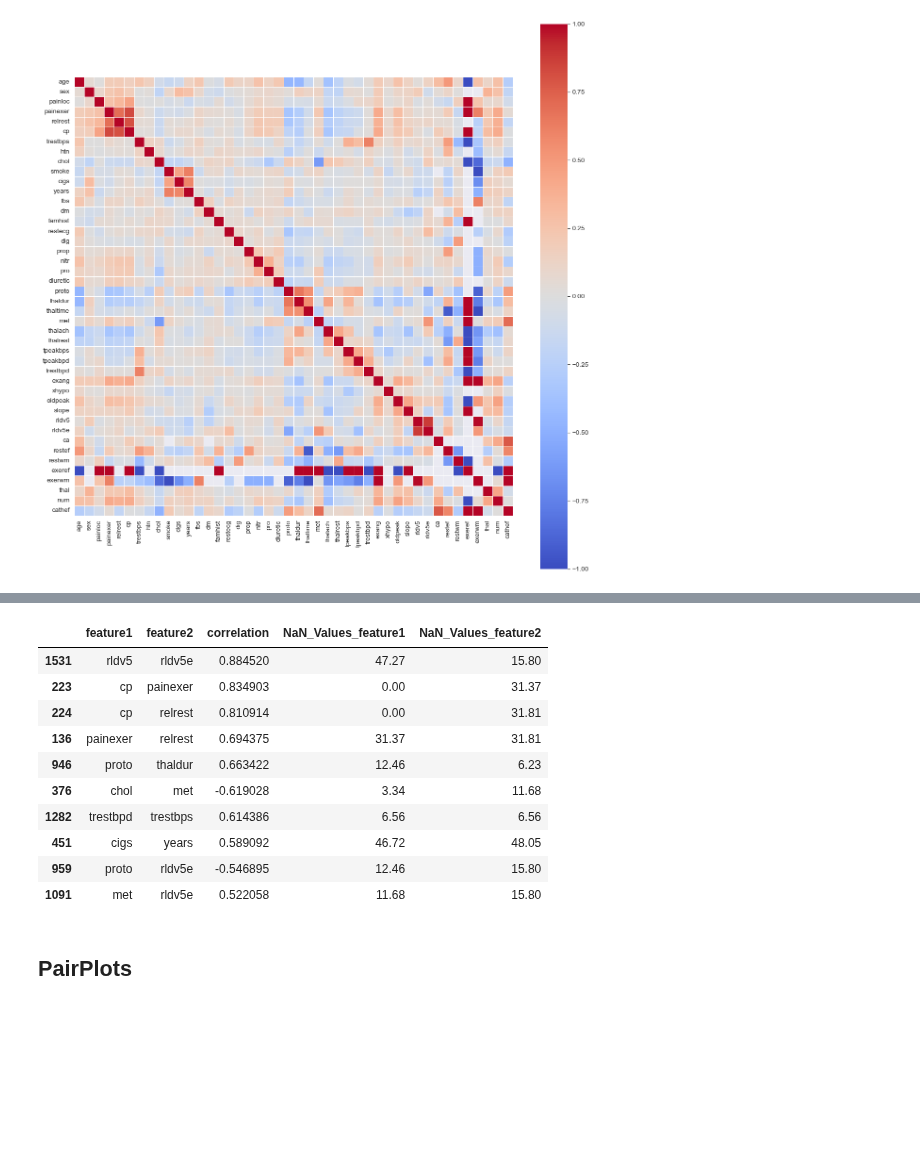
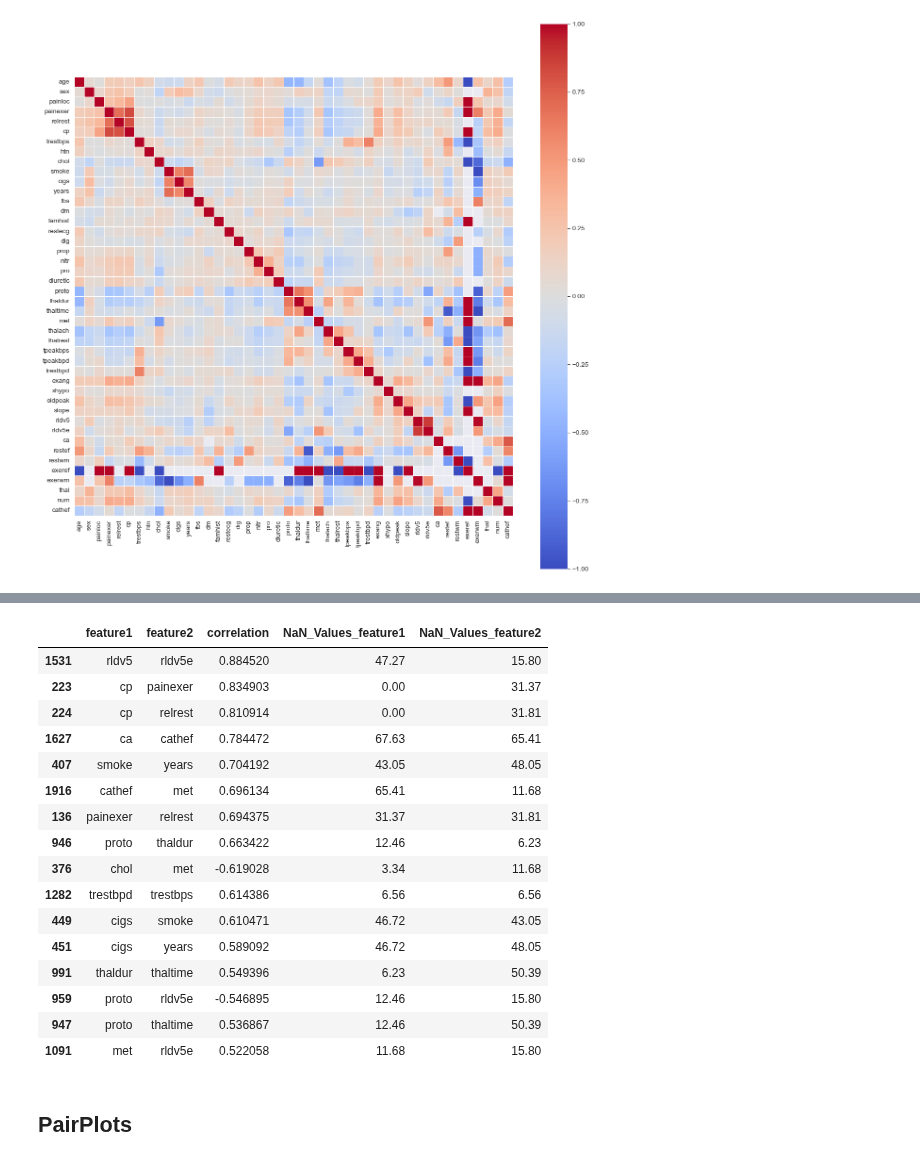
Before and after one commit to FinnHuelsbusch/UniMannheim-DataMining, a Jupyter notebook: Analyse.ipynb, the cells around one changed output, grey strips where cells are left out. Saved outputs shown, nothing was run; the diff lists cells and outputs as text; code cells hidden in the pictures; blank space fills up the shorter version.

```diff
--- a/Analyse.ipynb
+++ b/Analyse.ipynb
@@ -194,28 +198,34 @@ percentage_missing = ((df.isna().sum()/len(df)*100).round(2)).to_dict()
 # %%
 unstacked_corr = df.corr().unstack()
 #remove duplicate pairs
 #index = pd.MultiIndex.from_tuples(tuples)
 unstacked_corr = unstacked_corr.reset_index()
 unstacked_corr.columns = ["feature1","feature2","correlation"]
 #remove duplicates and correlation between the same feature
 unstacked_corr = unstacked_corr[unstacked_corr['feature1'] < unstacked_corr['feature2']]
 unstacked_corr['NaN_Values_feature1'] = [percentage_missing[x] for x in unstacked_corr['feature1']]
 unstacked_corr['NaN_Values_feature2'] = [percentage_missing[x] for x in unstacked_corr['feature2']]
 unstacked_corr['abs_corr'] = abs(unstacked_corr['correlation'])
-unstacked_corr = unstacked_corr[(abs(unstacked_corr["correlation"]) > 0.5) & (unstacked_corr['NaN_Values_feature1'] < 50) & (unstacked_corr['NaN_Values_feature2'] < 50)].sort_values(by="abs_corr", ascending=False)
+unstacked_corr = unstacked_corr[(abs(unstacked_corr["correlation"]) > 0.5) & (unstacked_corr['NaN_Values_feature1'] < 75) & (unstacked_corr['NaN_Values_feature2'] < 75)].sort_values(by="abs_corr", ascending=False)
 unstacked_corr.drop(["abs_corr"], inplace=True, axis=1)
 unstacked_corr
 # %% [output]
 |  | feature1 | feature2 | correlation | NaN_Values_feature1 | NaN_Values_feature2 |
 | 1531 | rldv5 | rldv5e | 0.884520 | 47.27 | 15.80 |
 | 223 | cp | painexer | 0.834903 | 0.00 | 31.37 |
 | 224 | cp | relrest | 0.810914 | 0.00 | 31.81 |
+| 1627 | ca | cathef | 0.784472 | 67.63 | 65.41 |
+| 407 | smoke | years | 0.704192 | 43.05 | 48.05 |
+| 1916 | cathef | met | 0.696134 | 65.41 | 11.68 |
 | 136 | painexer | relrest | 0.694375 | 31.37 | 31.81 |
 | 946 | proto | thaldur | 0.663422 | 12.46 | 6.23 |
 | 376 | chol | met | -0.619028 | 3.34 | 11.68 |
 | 1282 | trestbpd | trestbps | 0.614386 | 6.56 | 6.56 |
+| 449 | cigs | smoke | 0.610471 | 46.72 | 43.05 |
 | 451 | cigs | years | 0.589092 | 46.72 | 48.05 |
+| 991 | thaldur | thaltime | 0.549396 | 6.23 | 50.39 |
 | 959 | proto | rldv5e | -0.546895 | 12.46 | 15.80 |
+| 947 | proto | thaltime | 0.536867 | 12.46 | 50.39 |
 | 1091 | met | rldv5e | 0.522058 | 11.68 | 15.80 |
 # %% [markdown]
 ## PairPlots
```
Also changed, not shown: parts of 5 cells of this notebook.
